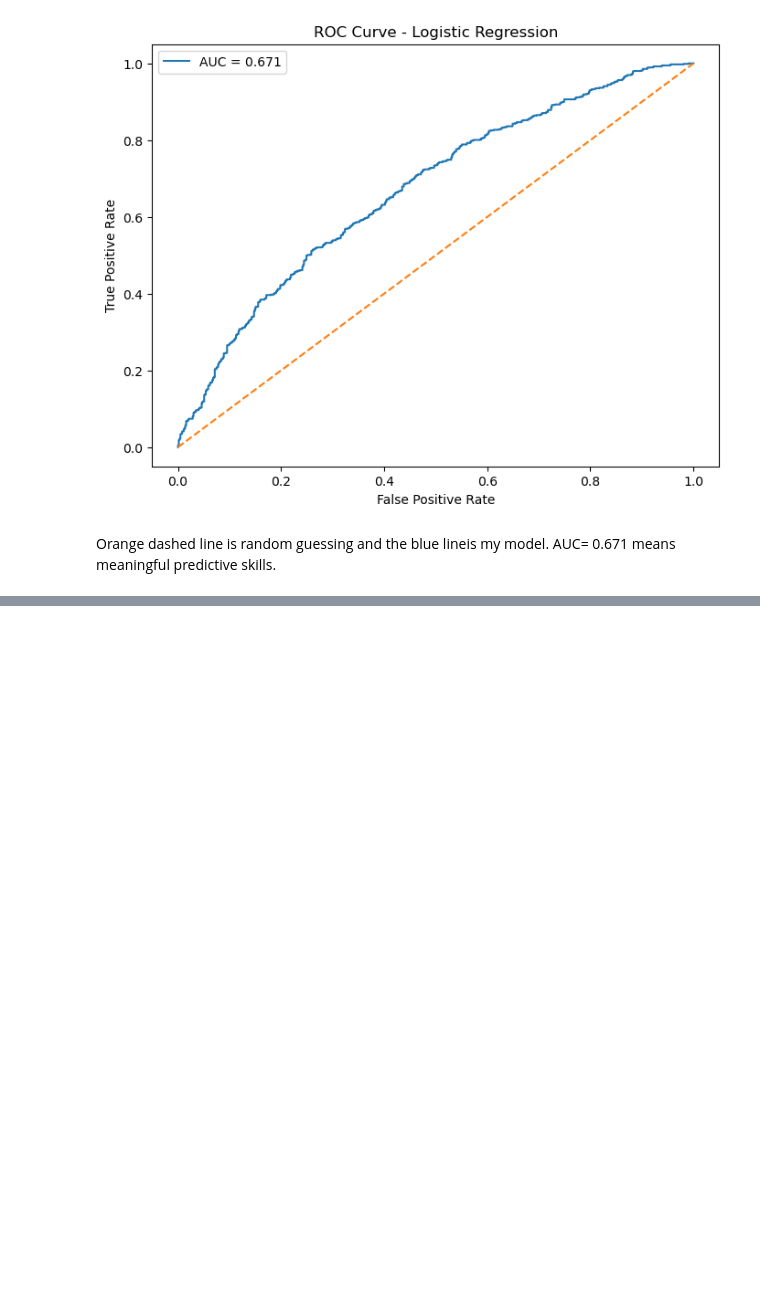
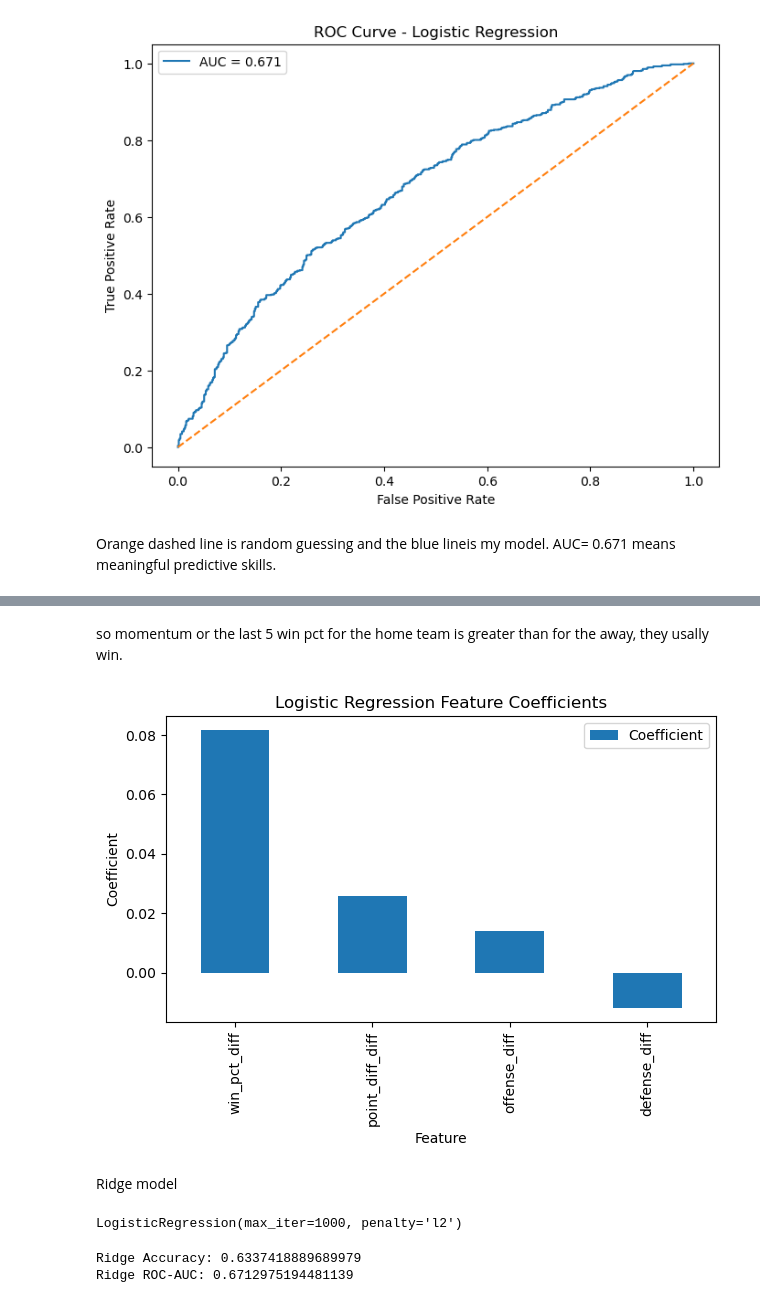
Before and after one commit to AayushPandey-hub/nba-win-prediction, a Jupyter notebook: modeling.ipynb, the cells around one changed output, grey strips where cells are left out. Cells and saved outputs as stored; diff of their text form; code cells hidden in the pictures; blank space fills up the shorter version.

Commit message:
ridge

```diff
--- a/modeling.ipynb
+++ b/modeling.ipynb
@@ -140,0 +143,12 @@ Orange dashed line is random guessing and the blue lineis my model. AUC= 0.671 m
+# %%
+coef_df = pd.DataFrame({
+    "Feature": feature_cols,
+    "Coefficient": log_model.coef_[0]
+})
+
+coef_df = coef_df.sort_values(
+    "Coefficient",
+    ascending=False
+)
+
+coef_df
@@ -140,0 +161,50 @@ Orange dashed line is random guessing and the blue lineis my model. AUC= 0.671 m
+# %% [markdown]
+so momentum or the last 5 win pct for the home team is greater than for the away, they usally win.
+# %%
+coef_df.plot(
+    x="Feature",
+    y="Coefficient",
+    kind="bar"
+)
+
+plt.title("Logistic Regression Feature Coefficients")
+
+plt.ylabel("Coefficient")
+
+plt.tight_layout()
+
+plt.show()
+# %% [output]
+[figure, added]
+# %% [markdown]
+Ridge model
+# %%
+ridge_model = LogisticRegression(
+    penalty="l2",
+    C=1.0, # controls regularization strength
+    max_iter=1000
+)
+
+ridge_model.fit(X_train, y_train)
+# %% [output]
+LogisticRegression(max_iter=1000, penalty='l2')
+# %%
+ridge_preds = ridge_model.predict(X_test)
+
+ridge_probs = ridge_model.predict_proba(X_test)[:, 1]
+
+ridge_accuracy = accuracy_score(
+    y_test,
+    ridge_preds
+)
+
+ridge_auc = roc_auc_score(
+    y_test,
+    ridge_probs
+)
+
+print("Ridge Accuracy:", ridge_accuracy)
+print("Ridge ROC-AUC:", ridge_auc)
+# %% [output]
+Ridge Accuracy: 0.6337418889689979
+Ridge ROC-AUC: 0.6712975194481139
```
Also changed, not shown: parts of 5 cells of this notebook.
